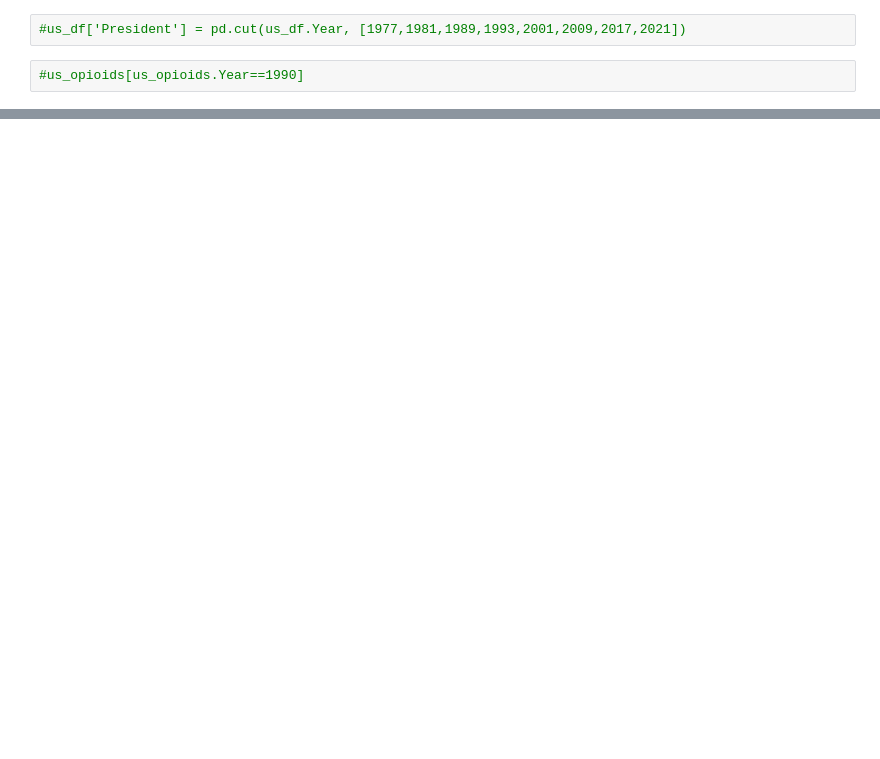
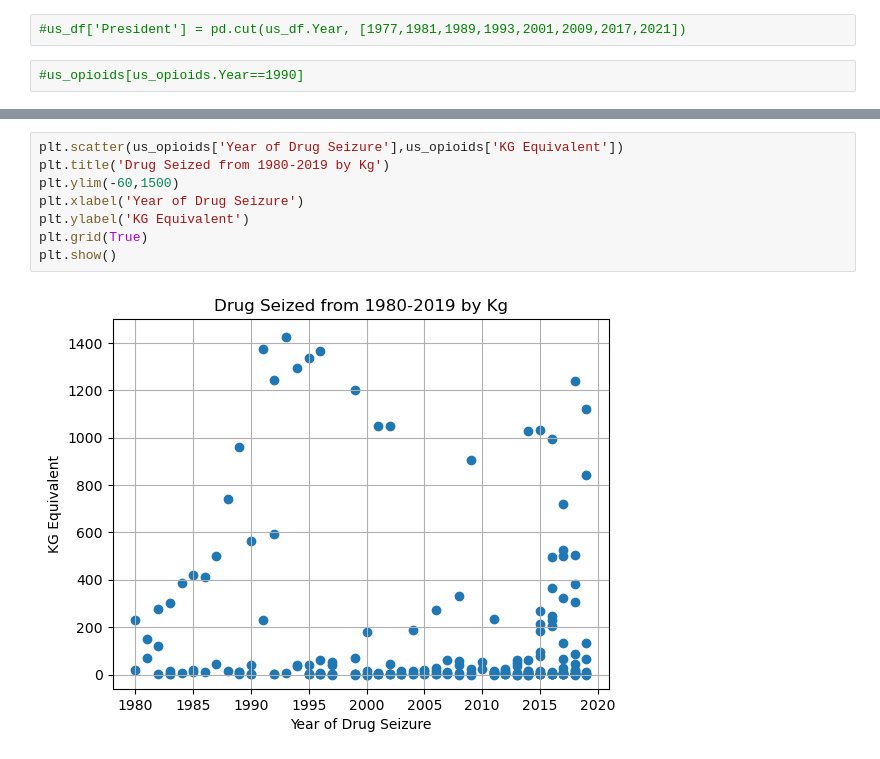
Before and after one commit to daraa17/drug-seizures, a Jupyter notebook: America_Seizure_Presidents.ipynb, the cells around one changed output, grey strips where cells are left out. Saved outputs shown, nothing was run; the diff lists cells and outputs as text; blank space fills up the shorter version.

```diff
--- a/America_Seizure_Presidents.ipynb
+++ b/America_Seizure_Presidents.ipynb
@@ -172,0 +246,10 @@ us_opioids.to_csv('data/us_opioids.csv')
+# %%
+plt.scatter(us_opioids['Year of Drug Seizure'],us_opioids['KG Equivalent'])
+plt.title('Drug Seized from 1980-2019 by Kg')
+plt.ylim(-60,1500)
+plt.xlabel('Year of Drug Seizure')
+plt.ylabel('KG Equivalent')
+plt.grid(True)
+plt.show()
+# %% [output]
+[figure, added]
```
Also changed, not shown: parts of 8 cells of this notebook.
